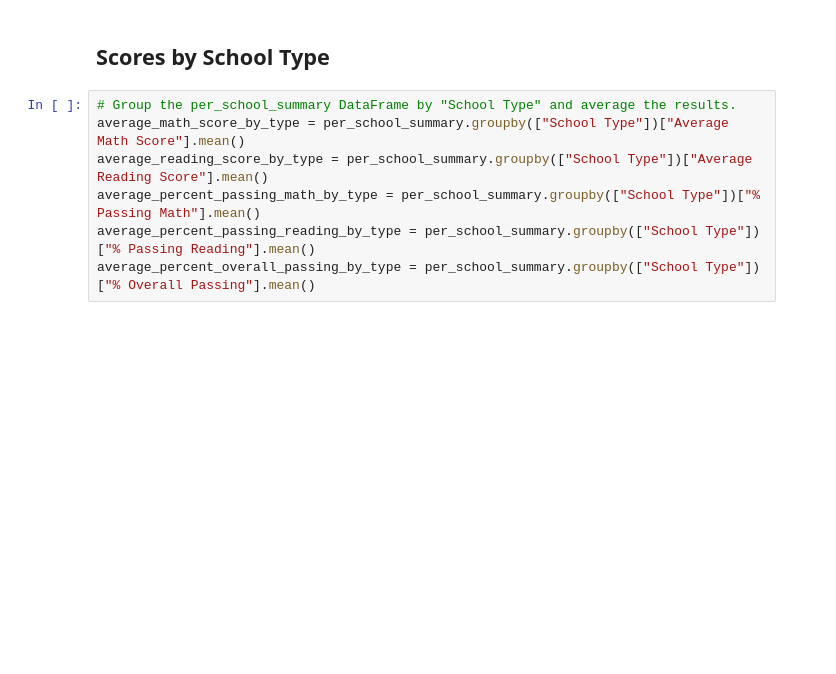
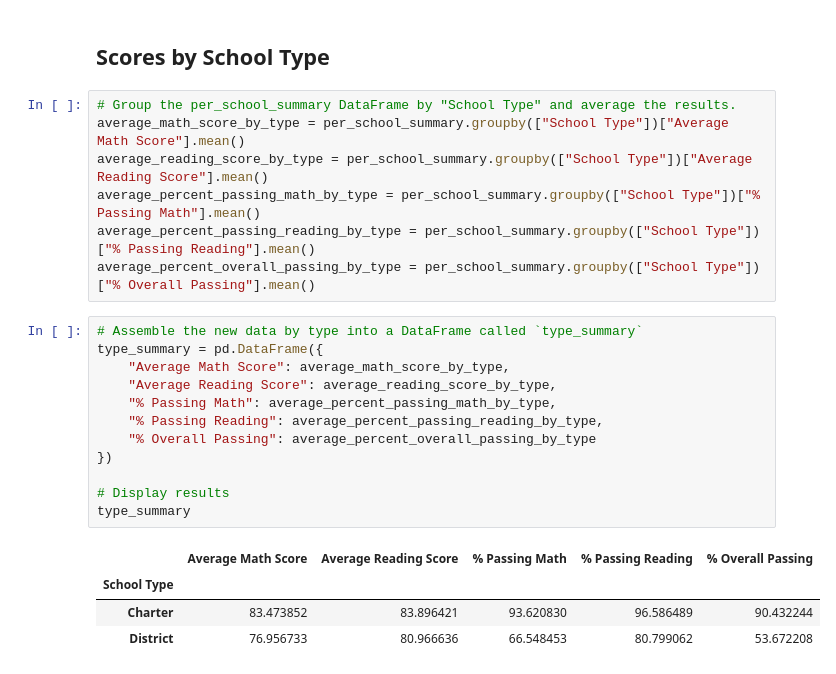
Before and after one commit to yennyrangel/pandas-challenge, a Jupyter notebook: PyCitySchools/PyCitySchool-main.ipynb, the cells around one changed output. Saved outputs shown, nothing was run; the diff lists cells and outputs as text; blank space fills up the shorter version.

```diff
--- a/PyCitySchools/PyCitySchool-main.ipynb
+++ b/PyCitySchools/PyCitySchool-main.ipynb
@@ -434,3 +415,20 @@ average_reading_score_by_type = per_school_summary.groupby(["School Type"])["Ave
 average_percent_passing_math_by_type = per_school_summary.groupby(["School Type"])["% Passing Math"].mean()
 average_percent_passing_reading_by_type = per_school_summary.groupby(["School Type"])["% Passing Reading"].mean()
 average_percent_overall_passing_by_type = per_school_summary.groupby(["School Type"])["% Overall Passing"].mean()
+# %%
+# Assemble the new data by type into a DataFrame called `type_summary`
+type_summary = pd.DataFrame({
+    "Average Math Score": average_math_score_by_type,
+    "Average Reading Score": average_reading_score_by_type,
+    "% Passing Math": average_percent_passing_math_by_type,
+    "% Passing Reading": average_percent_passing_reading_by_type,
+    "% Overall Passing": average_percent_overall_passing_by_type
+})
+
+# Display results
+type_summary
+# %% [output]
+|  | Average Math Score | Average Reading Score | % Passing Math | % Passing Reading | % Overall Passing |
+| School Type |  |  |  |  |  |
+| Charter | 83.473852 | 83.896421 | 93.620830 | 96.586489 | 90.432244 |
+| District | 76.956733 | 80.966636 | 66.548453 | 80.799062 | 53.672208 |
```
Also changed, not shown: parts of 2 cells of this notebook.
